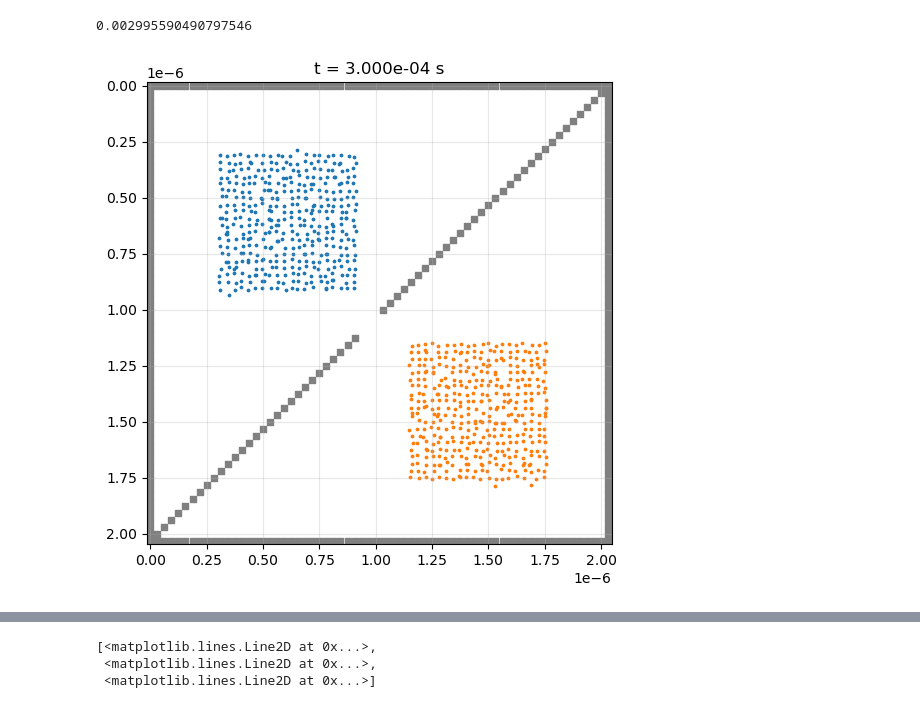
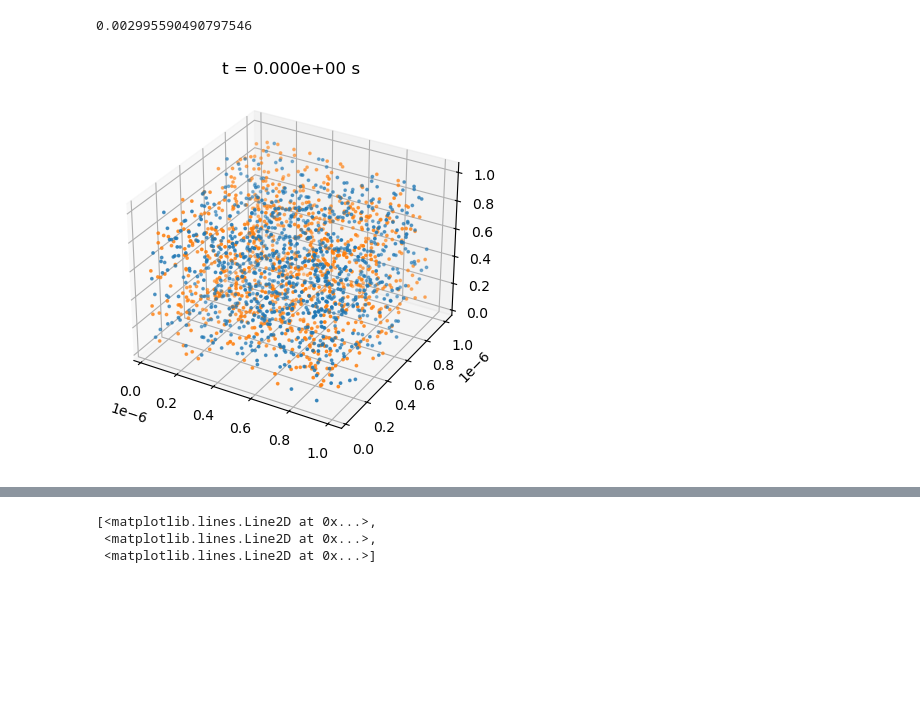
Before and after one commit to darrenjhsu/redicell_framework, a Jupyter notebook: Build_LM_big_matrix.ipynb, the cells around one changed output, grey strips where cells are left out. Cells and saved outputs as stored; diff of their text form; code cells hidden in the pictures; blank space fills up the shorter version.

```diff
--- a/Build_LM_big_matrix.ipynb
+++ b/Build_LM_big_matrix.ipynb
@@ -295,13 +341,13 @@ class ReactionSet:
 # %%
 mol_A = Molecule('A', diffusion_coefficient=8.15e-14)
 mol_B = Molecule('B', diffusion_coefficient=8.15e-14)
-mol_C = Molecule('C', diffusion_coefficient=1e-14)
+mol_C = Molecule('C', diffusion_coefficient=8.15e-14)
 # %%
 rxset = ReactionSet()
 rxset.add_reaction(['A', 'B'], ['C'], 1.07e5)
 rxset.add_reaction(['C'], ['A', 'B'], 0.351)
 # %%
-a = RediCell(sides=[64, 64], spacing=31.25e-9, molecule_types=[mol_A, mol_B, mol_C], t_step=2e-3)
+a = RediCell(sides=[32, 32, 32], spacing=31.25e-9, molecule_types=[mol_A, mol_B, mol_C], t_step=2e-3)
 # %%
 a.add_reaction_set(rxset)
 # %%
@@ -341,13 +383,13 @@ a.voxel_matrix.shape
 # %%
 # Mol
-for i in range(10, 30):
-    for j in range(10, 30):
-        a.voxel_matrix[0, i, j] = 1
-        a.voxel_matrix[1, 66-i, 66-j] = 1
-# Wall
-for i in range(0, 66):
-    if i < 33 or i > 35:
-        a.not_barrier_matrix[i, 65-i] = 0
+# for i in range(10, 30):
+#     for j in range(10, 30):
+#         a.voxel_matrix[0, i, j] = 1
+#         a.voxel_matrix[1, 66-i, 66-j] = 1
+# # Wall
+# for i in range(0, 66):
+#     if i < 33 or i > 35:
+#         a.not_barrier_matrix[i, 65-i] = 0
 # # Mol
 # for i in range(19, 48):
 #     for j in range(19, 48):
@@ -357,9 +399,12 @@ for i in range(0, 66):
 #     for j in range(22, 30):
 #         a.voxel_matrix[0, i, j] = 3
 #         a.voxel_matrix[1, 66-i, 66-j] = 3
-# num_mol = 125
-# for i in range(a.num_types-1):
-#     while a.voxel_matrix[i].sum() < num_mol:
-#         a.voxel_matrix[i, np.random.randint(1, 65, num_mol - a.voxel_matrix[i].sum().astype(int)),
-#                        np.random.randint(1, 65, num_mol - a.voxel_matrix[i].sum().astype(int))] = 1
+num_mol = 1000
+for i in range(a.num_types-1):
+    while a.voxel_matrix[i].sum() < num_mol:
+        a.voxel_matrix[i, np.random.randint(1, 32, num_mol - a.voxel_matrix[i].sum().astype(int)),
+                       np.random.randint(1, 32, num_mol - a.voxel_matrix[i].sum().astype(int)),
+                       np.random.randint(1, 32, num_mol - a.voxel_matrix[i].sum().astype(int))] = 1
+# a.voxel_matrix[0, 2:6, 2:6, 2:6] = 2
+# a.voxel_matrix[1, 4:8, 4:8, 4:8] = 2
 # %%
@@ -376,8 +421,8 @@ a.determine_maximum_timestep()
 Max time step is 3.00e-03 s (max 1.0 particles in voxel)
 0.002995590490797546
 # %%
-a.react_diffuse(3e-4)
-a.plot(['A', 'B', 'C'])
+# a.react_diffuse(5e-4)
+a.plot(['A', 'B', 'C'], wall=False)
 # %% [output]
-[figure, old version]
+[figure, new version]
 # %%
```
Also changed, not shown: parts of 9 cells of this notebook.
